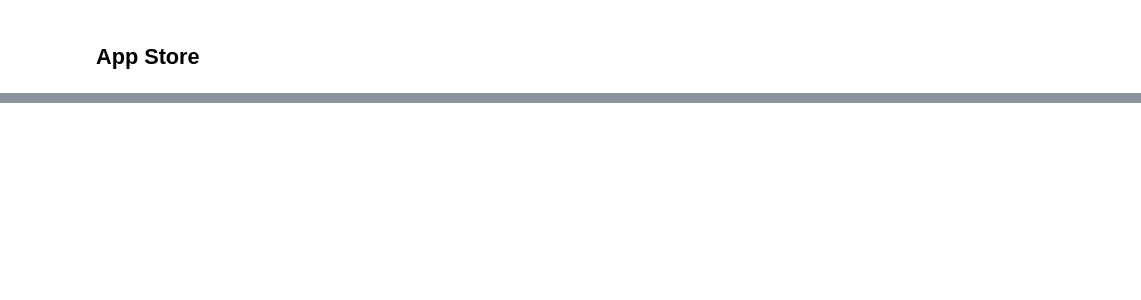
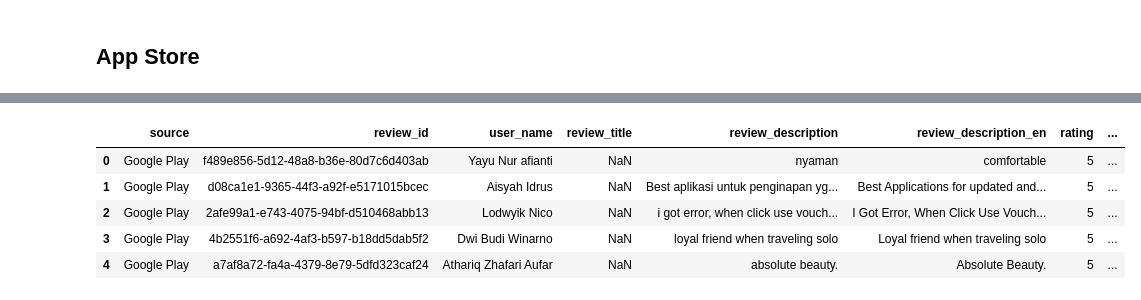
Before and after one commit to TheOX7/Sentiment-Analysis-Hotel-X, a Jupyter notebook: scraping_data_store.ipynb, the cells around one changed output, grey strips where cells are left out. Cells and saved outputs as stored; diff of their text form; code cells hidden in the pictures; blank space fills up the shorter version.

```diff
--- a/scraping_data_store.ipynb
+++ b/scraping_data_store.ipynb
@@ -49,0 +147,10 @@ result
+# %%
+df_scrape = pd.read_csv('D:\GitHub\TheOX47\Sentiment-Analysis\scraping_data_store.csv')
+df_scrape.head()
+# %% [output]
+|  | source | review_id | user_name | review_title | review_description | review_description_en | rating | ... |
+| 0 | Google Play | f489e856-5d12-48a8-b36e-80d7c6d403ab | Yayu Nur afianti | NaN | nyaman | comfortable | 5 | ... |
+| 1 | Google Play | d08ca1e1-9365-44f3-a92f-e5171015bcec | Aisyah Idrus | NaN | Best aplikasi untuk penginapan yg... | Best Applications for updated and... | 5 | ... |
+| 2 | Google Play | 2afe99a1-e743-4075-94bf-d510468abb13 | Lodwyik Nico | NaN | i got error, when click use vouch... | I Got Error, When Click Use Vouch... | 5 | ... |
+| 3 | Google Play | 4b2551f6-a692-4af3-b597-b18dd5dab5f2 | Dwi Budi Winarno | NaN | loyal friend when traveling solo | Loyal friend when traveling solo | 5 | ... |
+| 4 | Google Play | a7af8a72-fa4a-4379-8e79-5dfd323caf24 | Athariq Zhafari Aufar | NaN | absolute beauty. | Absolute Beauty. | 5 | ... |
```
Also changed, not shown: parts of 13 cells of this notebook.
